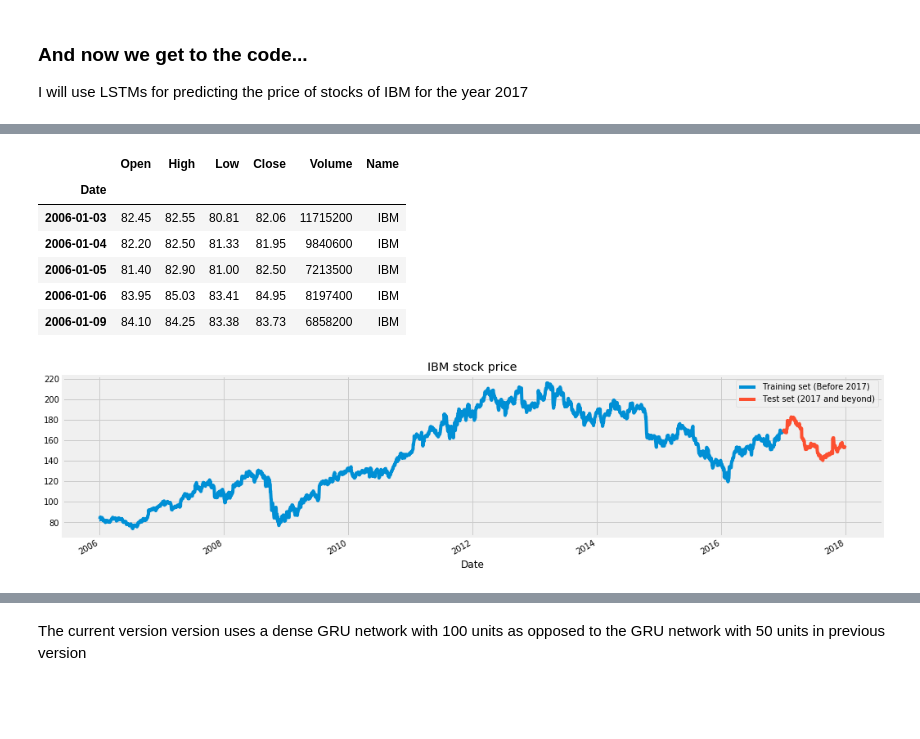
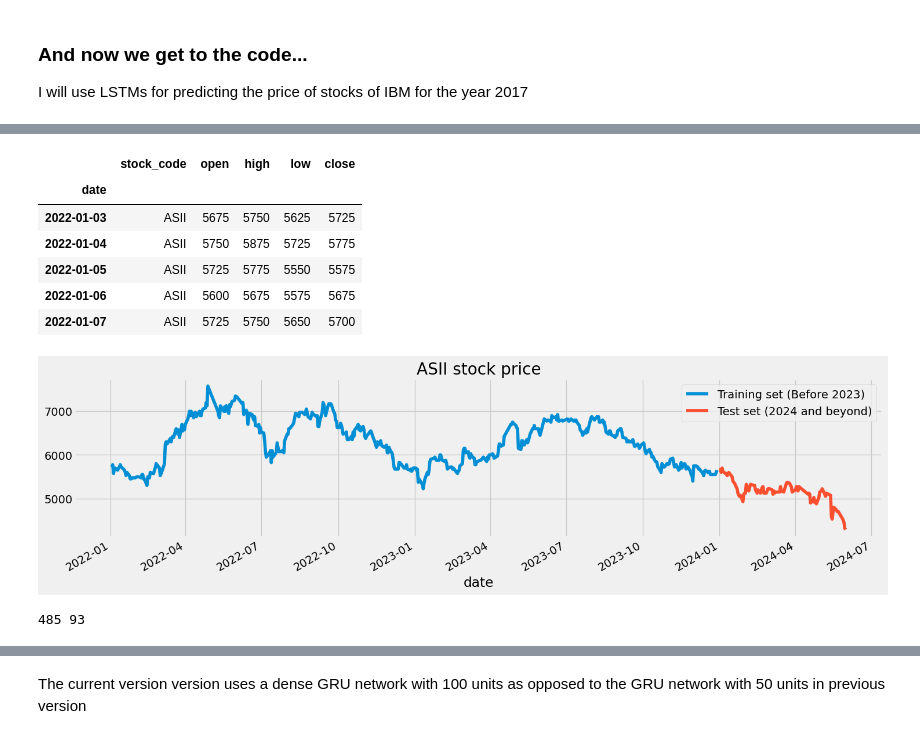
Before and after one commit to melikacandra/lstm_gru_rnn_price_predict, a Jupyter notebook: benchmark_code_modification.ipynb, the cells around one changed output, grey strips where cells are left out. Saved outputs shown, nothing was run; the diff lists cells and outputs as text; code cells hidden in the pictures; blank space fills up the shorter version.

```diff
--- a/benchmark_code_modification.ipynb
+++ b/benchmark_code_modification.ipynb
@@ -103,15 +101,15 @@ def return_rmse(test,predicted):
     print("The root mean squared error is {}.".format(rmse))
 # %%
 # First, we get the data
-dataset = pd.read_csv('../input/IBM_2006-01-01_to_2018-01-01.csv', index_col='Date', parse_dates=['Date'])
+dataset = pd.read_csv('ASII2201-2405.csv', index_col='date', parse_dates=['date'])
 dataset.head()
 # %% [output]
-|  | Open | High | Low | Close | Volume | Name |
-| Date |  |  |  |  |  |  |
-| 2006-01-03 | 82.45 | 82.55 | 80.81 | 82.06 | 11715200 | IBM |
-| 2006-01-04 | 82.20 | 82.50 | 81.33 | 81.95 | 9840600 | IBM |
-| 2006-01-05 | 81.40 | 82.90 | 81.00 | 82.50 | 7213500 | IBM |
-| 2006-01-06 | 83.95 | 85.03 | 83.41 | 84.95 | 8197400 | IBM |
-| 2006-01-09 | 84.10 | 84.25 | 83.38 | 83.73 | 6858200 | IBM |
+|  | stock_code | open | high | low | close |
+| date |  |  |  |  |  |
+| 2022-01-03 | ASII | 5675 | 5750 | 5625 | 5725 |
+| 2022-01-04 | ASII | 5750 | 5875 | 5725 | 5775 |
+| 2022-01-05 | ASII | 5725 | 5775 | 5550 | 5575 |
+| 2022-01-06 | ASII | 5600 | 5675 | 5575 | 5675 |
+| 2022-01-07 | ASII | 5725 | 5750 | 5650 | 5700 |
 # %%
 # Checking for missing values
@@ -120,16 +118,22 @@ test_set = dataset['2017':].iloc[:,1:2].values
 # %%
-# We have chosen 'High' attribute for prices. Let's see what it looks like
-dataset["High"][:'2016'].plot(figsize=(16,4),legend=True)
-dataset["High"]['2017':].plot(figsize=(16,4),legend=True)
-plt.legend(['Training set (Before 2017)','Test set (2017 and beyond)'])
-plt.title('IBM stock price')
+# We have chosen 'close' attribute for prices. Let's see what it looks like
+dataset["close"][:'2023'].plot(figsize=(16,4),legend=True)
+dataset["close"]['2024':].plot(figsize=(16,4),legend=True)
+plt.legend(['Training set (Before 2023)','Test set (2024 and beyond)'])
+plt.title('ASII stock price')
 plt.show()
 # %% [output]
-[figure, old version]
+[figure, new version]
 # %%
 # Scaling the training set
 sc = MinMaxScaler(feature_range=(0,1))
 training_set_scaled = sc.fit_transform(training_set)
+# %%
+len_train = len(training_set)
+len_test = len(test_set)
+print(len_train, len_test)
+# %% [output]
+485 93
 # %%
 # Since LSTMs store long term memory state, we create a data structure with 60 timesteps and 1 output
 # So for each element of training set, we have 60 previous training set elements
```
Also changed, not shown: parts of 16 cells of this notebook.
